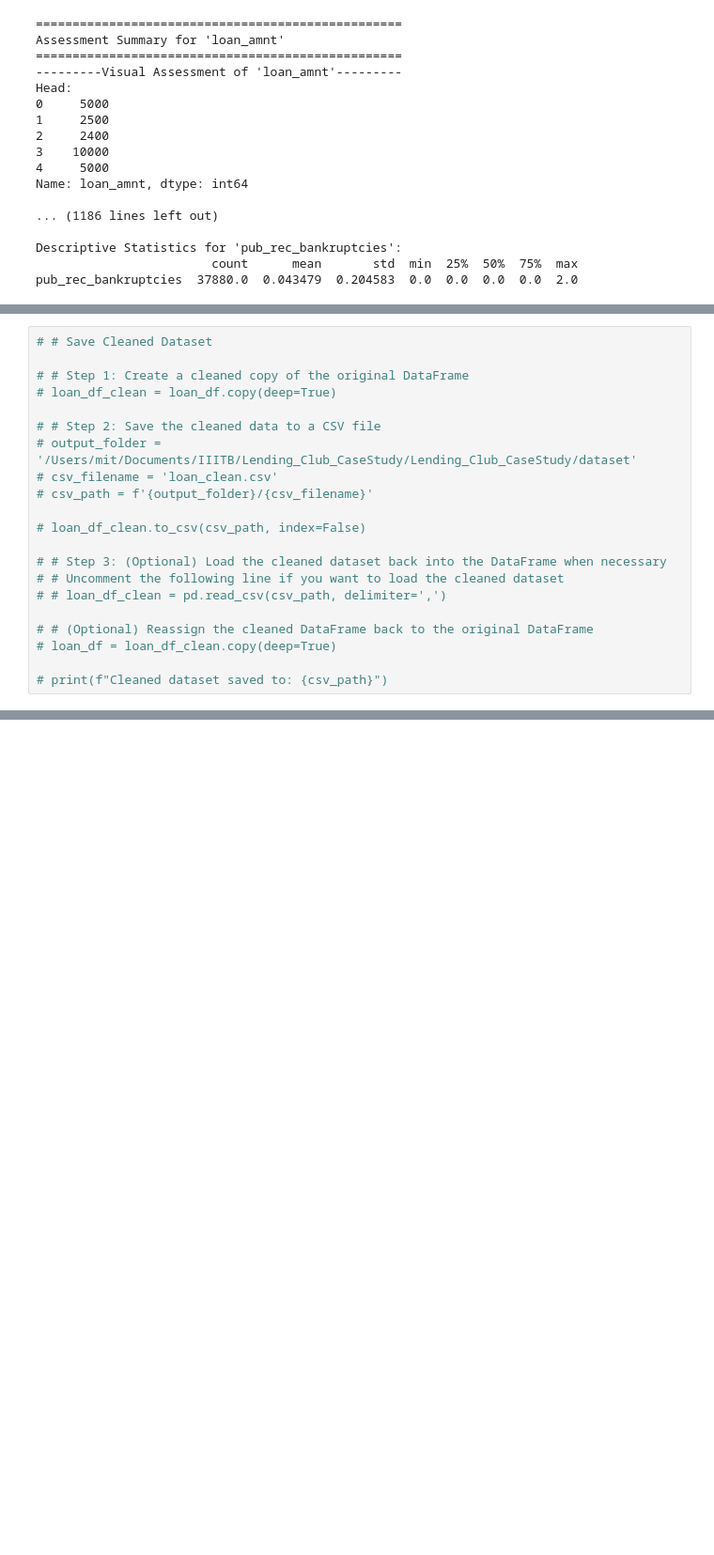
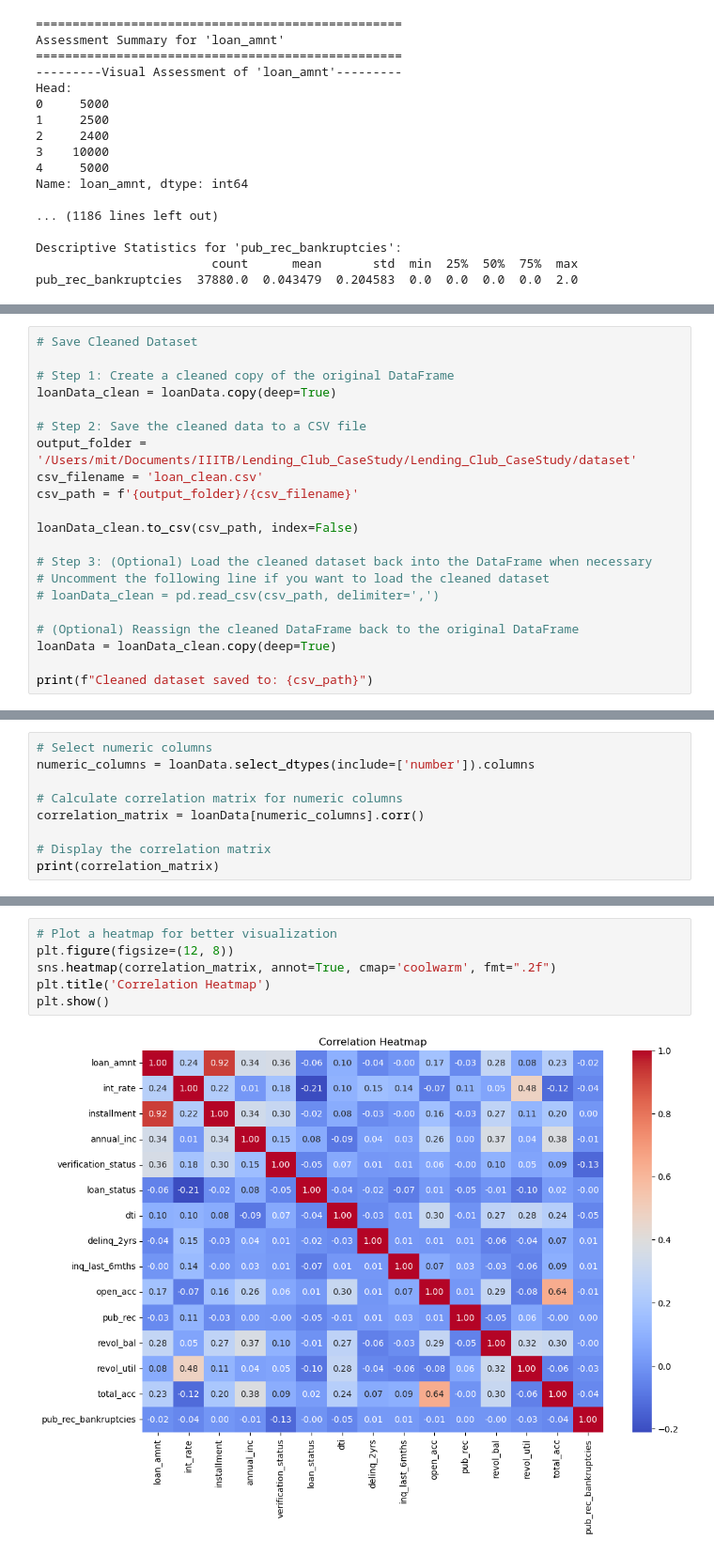
Before and after one commit to SouhardyaBiswas/Lending_Club_CaseStudy, a Jupyter notebook: code/Lending_Club_Case_Study.ipynb, the cells around one changed output, grey strips where cells are left out. Shown at 94% size. Drawn from its saved outputs; the diff is of its cells as text; blank space fills up the shorter version.

Commit message:
Goot some really cool outputs.

```diff
--- a/code/Lending_Club_Case_Study.ipynb
+++ b/code/Lending_Club_Case_Study.ipynb
@@ -1534,21 +1018,21 @@ This table provides a comprehensive summary of the individual column assessments
 # %%
-# # Save Cleaned Dataset
+# Save Cleaned Dataset
 
-# # Step 1: Create a cleaned copy of the original DataFrame
-# loan_df_clean = loan_df.copy(deep=True)
+# Step 1: Create a cleaned copy of the original DataFrame
+loanData_clean = loanData.copy(deep=True)
 
-# # Step 2: Save the cleaned data to a CSV file
-# output_folder = '/Users/mit/Documents/IIITB/Lending_Club_CaseStudy/Lending_Club_CaseStudy/dataset'
-# csv_filename = 'loan_clean.csv'
-# csv_path = f'{output_folder}/{csv_filename}'
+# Step 2: Save the cleaned data to a CSV file
+output_folder = '/Users/mit/Documents/IIITB/Lending_Club_CaseStudy/Lending_Club_CaseStudy/dataset'
+csv_filename = 'loan_clean.csv'
+csv_path = f'{output_folder}/{csv_filename}'
 
-# loan_df_clean.to_csv(csv_path, index=False)
+loanData_clean.to_csv(csv_path, index=False)
 
-# # Step 3: (Optional) Load the cleaned dataset back into the DataFrame when necessary
-# # Uncomment the following line if you want to load the cleaned dataset
-# # loan_df_clean = pd.read_csv(csv_path, delimiter=',')
+# Step 3: (Optional) Load the cleaned dataset back into the DataFrame when necessary
+# Uncomment the following line if you want to load the cleaned dataset
+# loanData_clean = pd.read_csv(csv_path, delimiter=',')
 
-# # (Optional) Reassign the cleaned DataFrame back to the original DataFrame
-# loan_df = loan_df_clean.copy(deep=True)
+# (Optional) Reassign the cleaned DataFrame back to the original DataFrame
+loanData = loanData_clean.copy(deep=True)
 
-# print(f"Cleaned dataset saved to: {csv_path}")
+print(f"Cleaned dataset saved to: {csv_path}")
@@ -1554,0 +1051,9 @@ This table provides a comprehensive summary of the individual column assessments
+# %%
+# Select numeric columns
+numeric_columns = loanData.select_dtypes(include=['number']).columns
+
+# Calculate correlation matrix for numeric columns
+correlation_matrix = loanData[numeric_columns].corr()
+
+# Display the correlation matrix
+print(correlation_matrix)
@@ -1554,0 +1078,8 @@ This table provides a comprehensive summary of the individual column assessments
+# %%
+# Plot a heatmap for better visualization
+plt.figure(figsize=(12, 8))
+sns.heatmap(correlation_matrix, annot=True, cmap='coolwarm', fmt=".2f")
+plt.title('Correlation Heatmap')
+plt.show()
+# %% [output]
+[figure, added]
```
Also changed, not shown: parts of 55 cells of this notebook, 1 other file.
